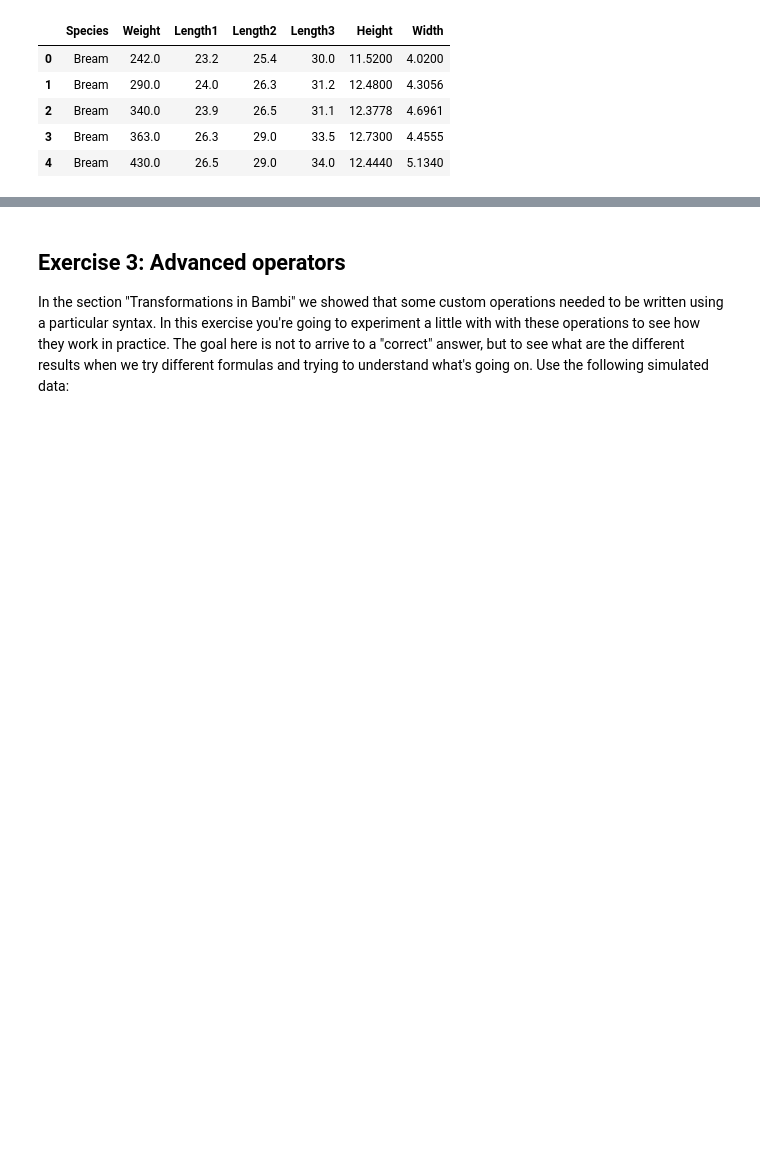
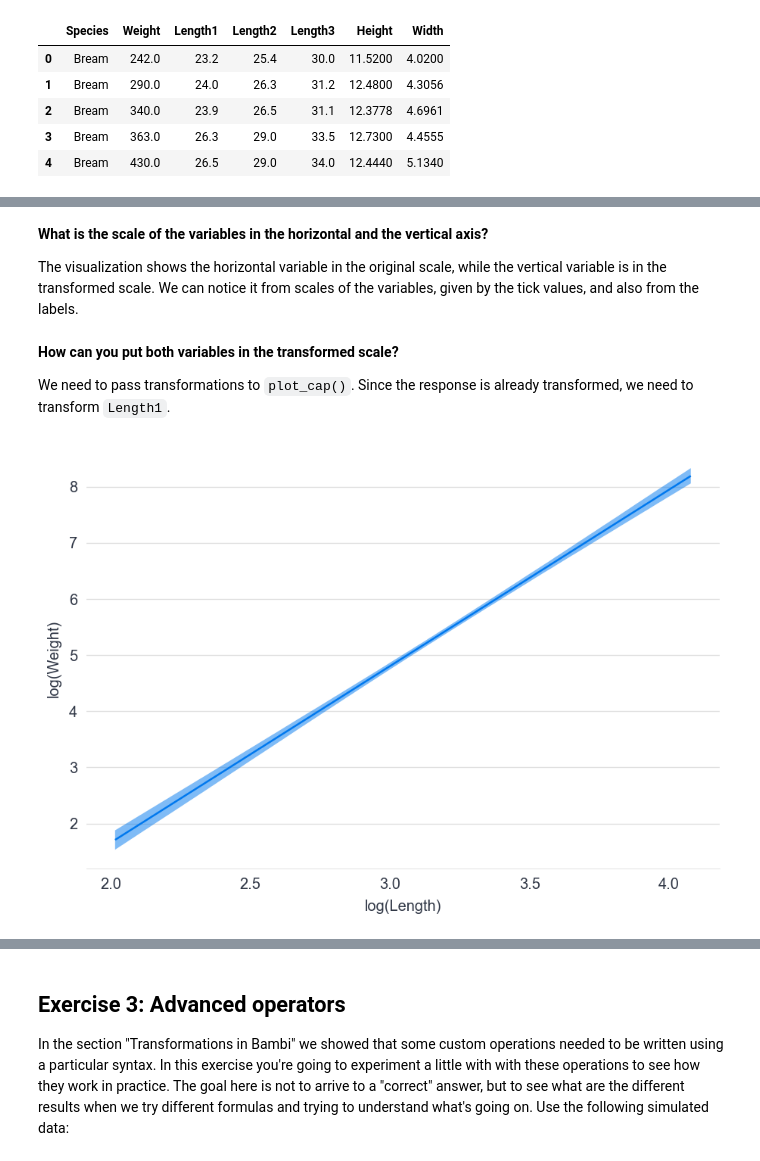
Before and after one commit to tomicapretto/etc, a Jupyter notebook: lessons/03_BambiDeepDive/Bambi_Deep_Dive_Exercises_Solutions.ipynb, the cells around one changed output, grey strips where cells are left out. Saved outputs shown, nothing was run; the diff lists cells and outputs as text; code cells hidden in the pictures; blank space fills up the shorter version.

```diff
--- a/lessons/03_BambiDeepDive/Bambi_Deep_Dive_Exercises_Solutions.ipynb
+++ b/lessons/03_BambiDeepDive/Bambi_Deep_Dive_Exercises_Solutions.ipynb
@@ -81,0 +153,16 @@ Answer the following questions
+# %% [markdown]
+**What is the scale of the variables in the horizontal and the vertical axis?**
+
+The visualization shows the horizontal variable in the original scale, while the vertical variable is in the transformed scale. We can notice it from scales of the variables, given by the tick values, and also from the labels.
+# %% [markdown]
+**How can you put both variables in the transformed scale?**
+
+We need to pass transformations to `plot_cap()`. Since the response is already transformed, we need to transform `Length1`.
+# %%
+fig, axes = plot_cap(
+    model, idata, "Length1",
+    use_hdi=False, transforms={"Length1": np.log}, fig_kwargs={"figsize": (9, 6)}
+)
+axes[0].set(xlabel="log(Length)");
+# %% [output]
+[figure, added]
```
Also changed, not shown: parts of 122 cells of this notebook, 1 other file.
